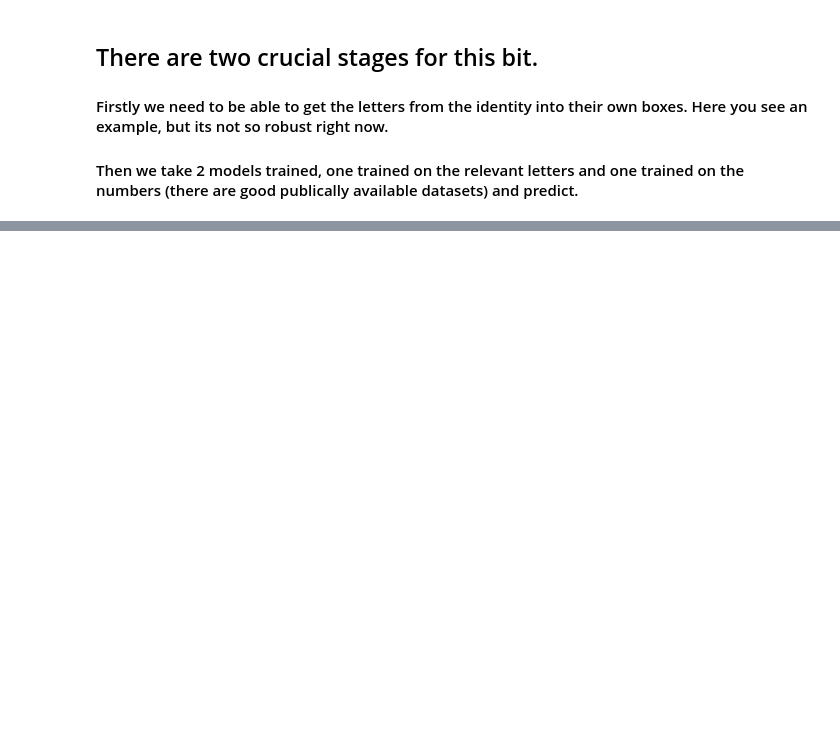
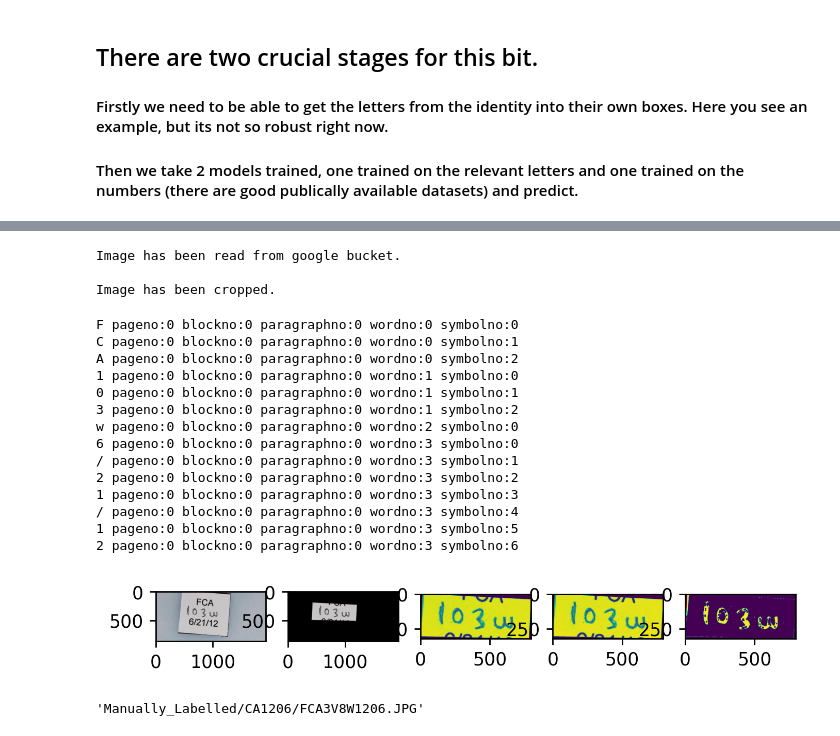
Before and after one commit to Jor-Lee/Guppies, a Jupyter notebook: Python_Files/ML_preprocessing.ipynb, the cells around one changed output, grey strips where cells are left out. Drawn from its saved outputs; the diff is of its cells as text; code cells hidden in the pictures; blank space fills up the shorter version.

```diff
--- a/Python_Files/ML_preprocessing.ipynb
+++ b/Python_Files/ML_preprocessing.ipynb
@@ -24,19 +24,3 @@ from skimage.transform import rotate
 from skimage.draw import polygon
 
 import scipy
-# %%
-incorrectos = np.load('incorrect_files.npy')
-
-file= incorrectos[80]
-
-
-image = RetreiveImage(file, verbose=True)
-
-
-img_byte_array = CroppedImage(image, verbose=True)
-
-client = vision.ImageAnnotatorClient()
-content = img_byte_array.getvalue()
-image = vision.Image(content=content)
-
-response = client.document_text_detection(image=image, image_context={"language_hints": ["en"]})
@@ -202,0 +239,8 @@ ax[4].imshow(frame)
+# %%
+folder = 'Manually_Labelled/CA1206'
+bucket_name = "guppy_images"
+storage_client = storage.Client()
+bucket = storage_client.bucket(bucket_name)
+
+file_list = storage_client.list_blobs(bucket_name,prefix=folder)
+file_list = [file.name for file in file_list]
@@ -202,0 +266,27 @@ ax[4].imshow(frame)
+# %%
+frame, para_box = GetImageAndParaBox(file_list[12], client = client, verbose=True)
+
+im_ID = extract_ID_handwriting(frame, para_box, verbose=True)
+# %% [output]
+Image has been read from google bucket.
+
+Image has been cropped.
+F pageno:0 blockno:0 paragraphno:0 wordno:0 symbolno:0
+C pageno:0 blockno:0 paragraphno:0 wordno:0 symbolno:1
+A pageno:0 blockno:0 paragraphno:0 wordno:0 symbolno:2
+1 pageno:0 blockno:0 paragraphno:0 wordno:1 symbolno:0
+0 pageno:0 blockno:0 paragraphno:0 wordno:1 symbolno:1
+3 pageno:0 blockno:0 paragraphno:0 wordno:1 symbolno:2
+w pageno:0 blockno:0 paragraphno:0 wordno:2 symbolno:0
+6 pageno:0 blockno:0 paragraphno:0 wordno:3 symbolno:0
+/ pageno:0 blockno:0 paragraphno:0 wordno:3 symbolno:1
+2 pageno:0 blockno:0 paragraphno:0 wordno:3 symbolno:2
+1 pageno:0 blockno:0 paragraphno:0 wordno:3 symbolno:3
+/ pageno:0 blockno:0 paragraphno:0 wordno:3 symbolno:4
+1 pageno:0 blockno:0 paragraphno:0 wordno:3 symbolno:5
+2 pageno:0 blockno:0 paragraphno:0 wordno:3 symbolno:6
+[figure, added]
+# %%
+file_list[idx[4]]
+# %% [output]
+'Manually_Labelled/CA1206/FCA3V8W1206.JPG'
```
Also changed, not shown: parts of 14 cells of this notebook.
